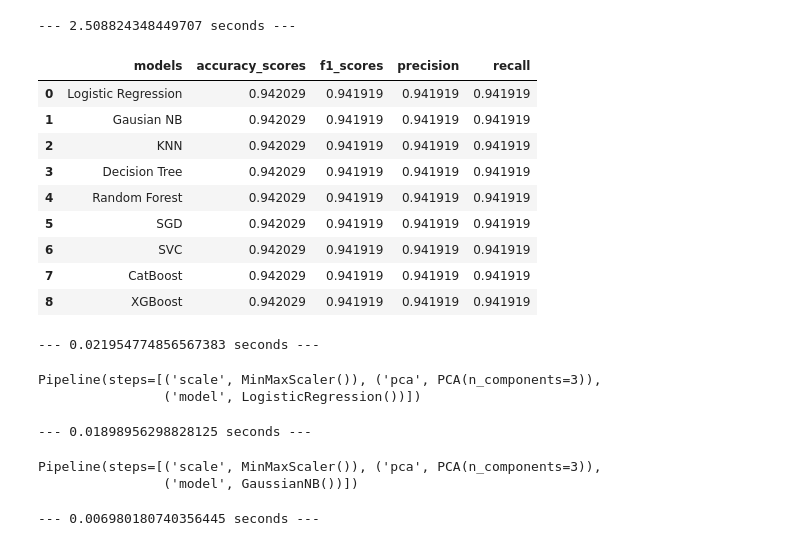
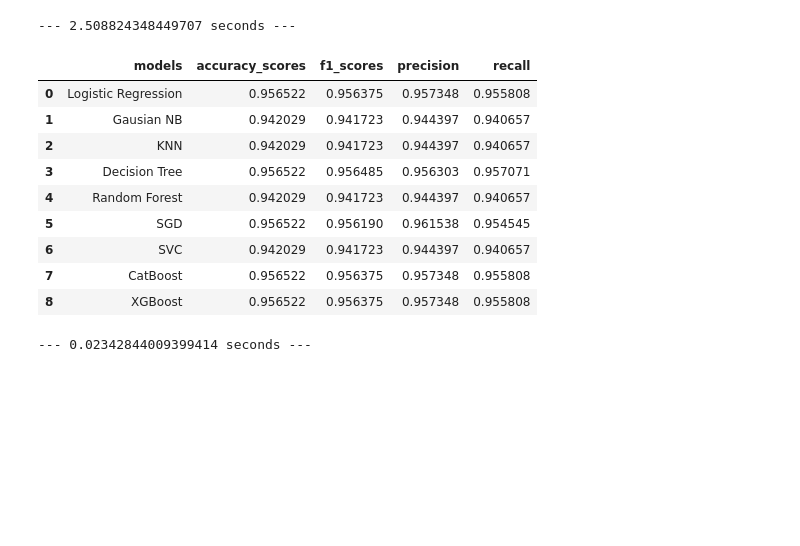
Before and after one commit to Nicole-Hong/hyperparameter_tuning_gridorhalving, a Jupyter notebook: src/classification_Scale_PCAtest.ipynb, the cells around one changed output. Saved outputs shown, nothing was run; the diff lists cells and outputs as text; code cells hidden in the pictures; blank space fills up the shorter version.

```diff
--- a/src/classification_Scale_PCAtest.ipynb
+++ b/src/classification_Scale_PCAtest.ipynb
@@ -338,10 +338,10 @@ start_time = time.time()
 def model_metrics(y_test, y_pred, model_name):
 
     # measurig the model performance
-    md_accuracy = accuracy_score(y_test, y_pred_lg)
-    md_f1 = f1_score(y_test, y_pred_lg, average='macro')
-    md_precision = precision_score(y_test, y_pred_lg, average='macro')
-    md_recall = recall_score(y_test, y_pred_lg, average='macro')
+    md_accuracy = accuracy_score(y_test, y_pred)
+    md_f1 = f1_score(y_test, y_pred, average='macro')
+    md_precision = precision_score(y_test, y_pred, average='macro')
+    md_recall = recall_score(y_test, y_pred, average='macro')
 
     return model_name, md_accuracy, md_f1, md_precision, md_recall
 
@@ -638,79 +639,42 @@ start_time = time.time()
 y_pred_lst2 = [y_pred_lg2, y_pred_gnb2, y_pred_knn2, y_pred_dt2,
                y_pred_rf2, y_pred_sgd2, y_pred_svc2, y_pred_cb2,
                y_pred_xgb2]
 
 # process metrics function
 index = 0
 numbers = len(y_pred_lst2)
 model_name_arr2 = []
 md_accuracy2 = []
 md_f12 = []
 md_precision2 = []
 md_recall2 = []
 
 for index in range(numbers):
     name, accu, f1_d, prec, recal = model_metrics(y_test,
                                                   y_pred_lst2[index],
                                                   model_name_lst[index])
 
     model_name_arr2.append(name)
     md_accuracy2.append(accu)
     md_f12.append(f1_d)
     md_precision2.append(prec)
     md_recall2.append(recal)
 
 # process summary metrics function to produce the summary table
-summary_metrics_table(model_name_arr2, md_accuracy2, md_f12, md_precision2, md_recall2)
+sum_table2 = summary_metrics_table(model_name_arr2, md_accuracy2, md_f12, md_precision2, md_recall2)
+sum_table2
 
 # print the overall program runtime.
 print(f"\n\n--- {(time.time() - start_time)} seconds ---")
 # %% [output]
 |  | models | accuracy_scores | f1_scores | precision | recall |
-| 0 | Logistic Regression | 0.942029 | 0.941919 | 0.941919 | 0.941919 |
-| 1 | Gausian NB | 0.942029 | 0.941919 | 0.941919 | 0.941919 |
-| 2 | KNN | 0.942029 | 0.941919 | 0.941919 | 0.941919 |
-| 3 | Decision Tree | 0.942029 | 0.941919 | 0.941919 | 0.941919 |
-| 4 | Random Forest | 0.942029 | 0.941919 | 0.941919 | 0.941919 |
-| 5 | SGD | 0.942029 | 0.941919 | 0.941919 | 0.941919 |
-| 6 | SVC | 0.942029 | 0.941919 | 0.941919 | 0.941919 |
-| 7 | CatBoost | 0.942029 | 0.941919 | 0.941919 | 0.941919 |
-| 8 | XGBoost | 0.942029 | 0.941919 | 0.941919 | 0.941919 |
+| 0 | Logistic Regression | 0.956522 | 0.956375 | 0.957348 | 0.955808 |
+| 1 | Gausian NB | 0.942029 | 0.941723 | 0.944397 | 0.940657 |
+| 2 | KNN | 0.942029 | 0.941723 | 0.944397 | 0.940657 |
+| 3 | Decision Tree | 0.956522 | 0.956485 | 0.956303 | 0.957071 |
+| 4 | Random Forest | 0.942029 | 0.941723 | 0.944397 | 0.940657 |
+| 5 | SGD | 0.956522 | 0.956190 | 0.961538 | 0.954545 |
+| 6 | SVC | 0.942029 | 0.941723 | 0.944397 | 0.940657 |
+| 7 | CatBoost | 0.956522 | 0.956375 | 0.957348 | 0.955808 |
+| 8 | XGBoost | 0.956522 | 0.956375 | 0.957348 | 0.955808 |
---- 0.021954774856567383 seconds ---
+--- 0.02342844009399414 seconds ---
-# %%
-# Logistic Regression
-
-# start time to measure the time of the program execution
-start_time = time.time()
-
-lg = LogisticRegression()
-pipe_lg = Pipeline(steps=[('scale', MinMaxScaler()),
-                          ('pca', PCA(n_components=3)),
-                          ('model', lg)])
-pipe_lg.fit(X_train, y_train)
-y_pred_lg = pipe_lg.predict(X_test)
-
-# print the overall program runtime.
-print(f"\n\n--- {(time.time() - start_time)} seconds ---")
-# %% [output]
-Pipeline(steps=[('scale', MinMaxScaler()), ('pca', PCA(n_components=3)),
-                ('model', LogisticRegression())])
---- 0.01898956298828125 seconds ---
-# %%
-# Gausian Naive Bayes
-
-# start time to measure the time of the program execution
-start_time = time.time()
-
-gnb = GaussianNB()
-pipe_gnb = Pipeline(steps=[('scale', MinMaxScaler()),
-                          ('pca', PCA(n_components=3)),
-                          ('model', gnb)])
-pipe_gnb.fit(X_train, y_train)
-y_pred_gnb = pipe_gnb.predict(X_test)
-
-# print the overall program runtime.
-print(f"\n\n--- {(time.time() - start_time)} seconds ---")
-# %% [output]
-Pipeline(steps=[('scale', MinMaxScaler()), ('pca', PCA(n_components=3)),
-                ('model', GaussianNB())])
---- 0.006980180740356445 seconds ---
```
Also changed, not shown: parts of 42 cells of this notebook, 4 other files.
